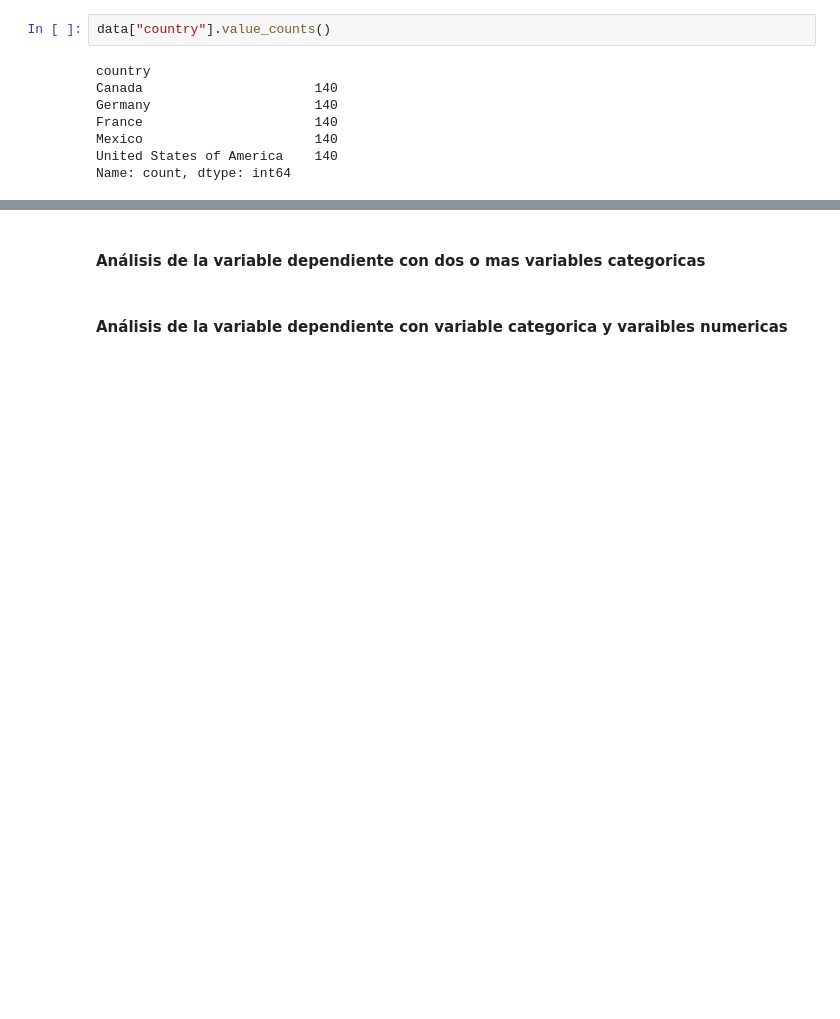
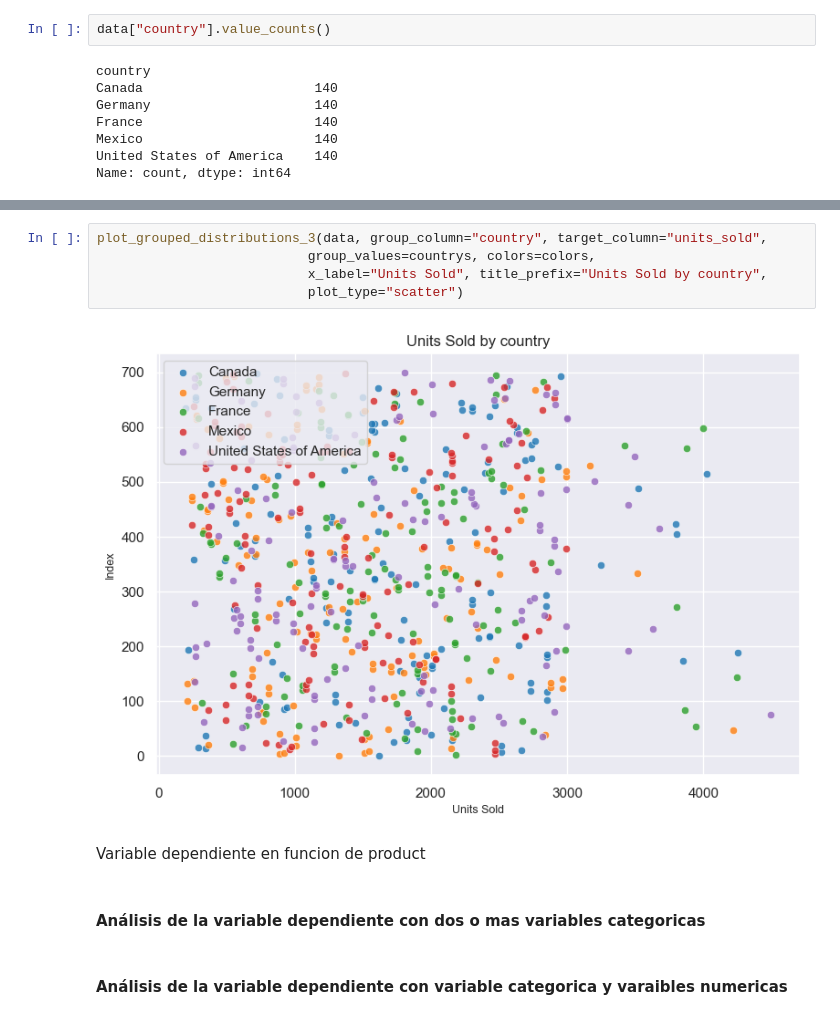
Before and after one commit to jluis-ml/Proyecto-Empresa-Finanzas, a Jupyter notebook: 3_EDA.ipynb, the cells around one changed output, grey strips where cells are left out. Cells and saved outputs as stored; diff of their text form; blank space fills up the shorter version.

```diff
--- a/3_EDA.ipynb
+++ b/3_EDA.ipynb
@@ -642,3 +699,12 @@ Name: count, dtype: int64
+# %%
+plot_grouped_distributions_3(data, group_column="country", target_column="units_sold",
+                           group_values=countrys, colors=colors,
+                           x_label="Units Sold", title_prefix="Units Sold by country",
+                           plot_type="scatter")
+# %% [output]
+[figure, added]
+# %% [markdown]
+Variable dependiente en funcion de product
 # %% [markdown]
 #### Análisis de la variable dependiente con dos o mas variables categoricas
 # %% [markdown]
```
Also changed, not shown: parts of 8 cells of this notebook, 1 other file.
